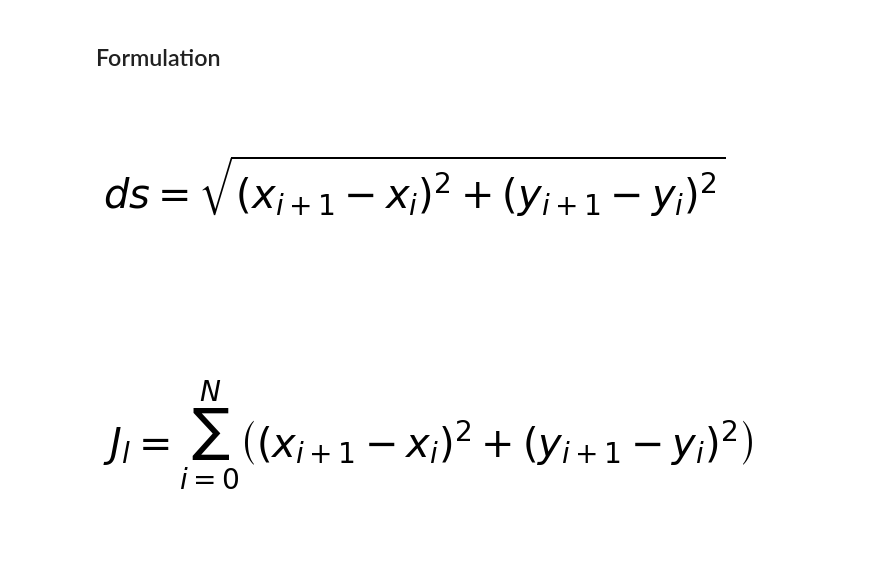
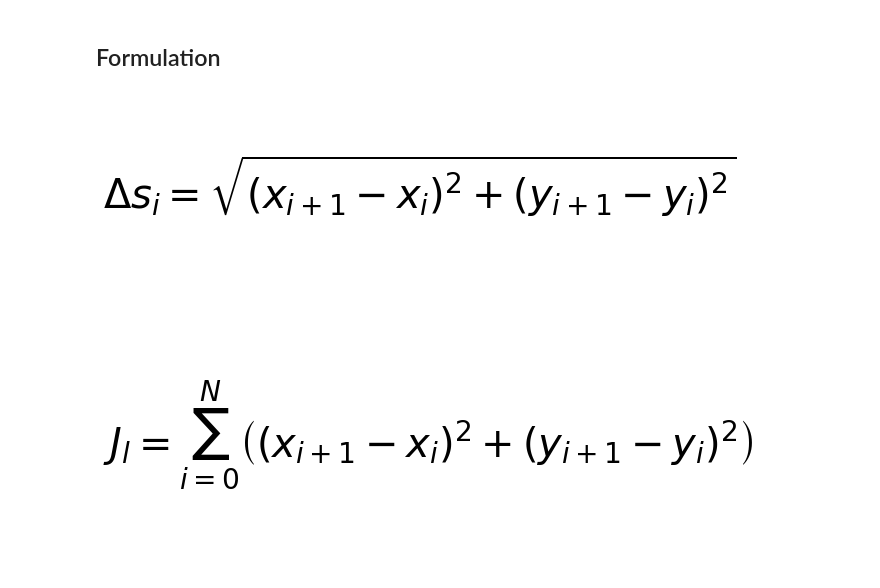
Before and after one commit to giuliovv/trajectory_planning, a Jupyter notebook: trajectory_derivate.ipynb, the cells around one changed output. Drawn from its saved outputs; the diff is of its cells as text; code cells hidden in the pictures.

Commit message:
Delta s i

```diff
--- a/trajectory_derivate.ipynb
+++ b/trajectory_derivate.ipynb
@@ -34,9 +34,9 @@ def print_latex(text, title="", fontsize=40):
 import matplotlib.pyplot as plt
 # %%
 ds = sympy.sqrt((x[i+1]-x[i])**2+(y[i+1]-y[i])**2)
-print_latex(ds, title="ds")
+print_latex(ds, title=r"\Delta{s_i}")
 # %% [output]
-[figure, old version]
+[figure, new version]
 # %%
 Jl = ds**2
 print_latex(Sum(Jl, ("i", 0, N)), title="J_l")
```
